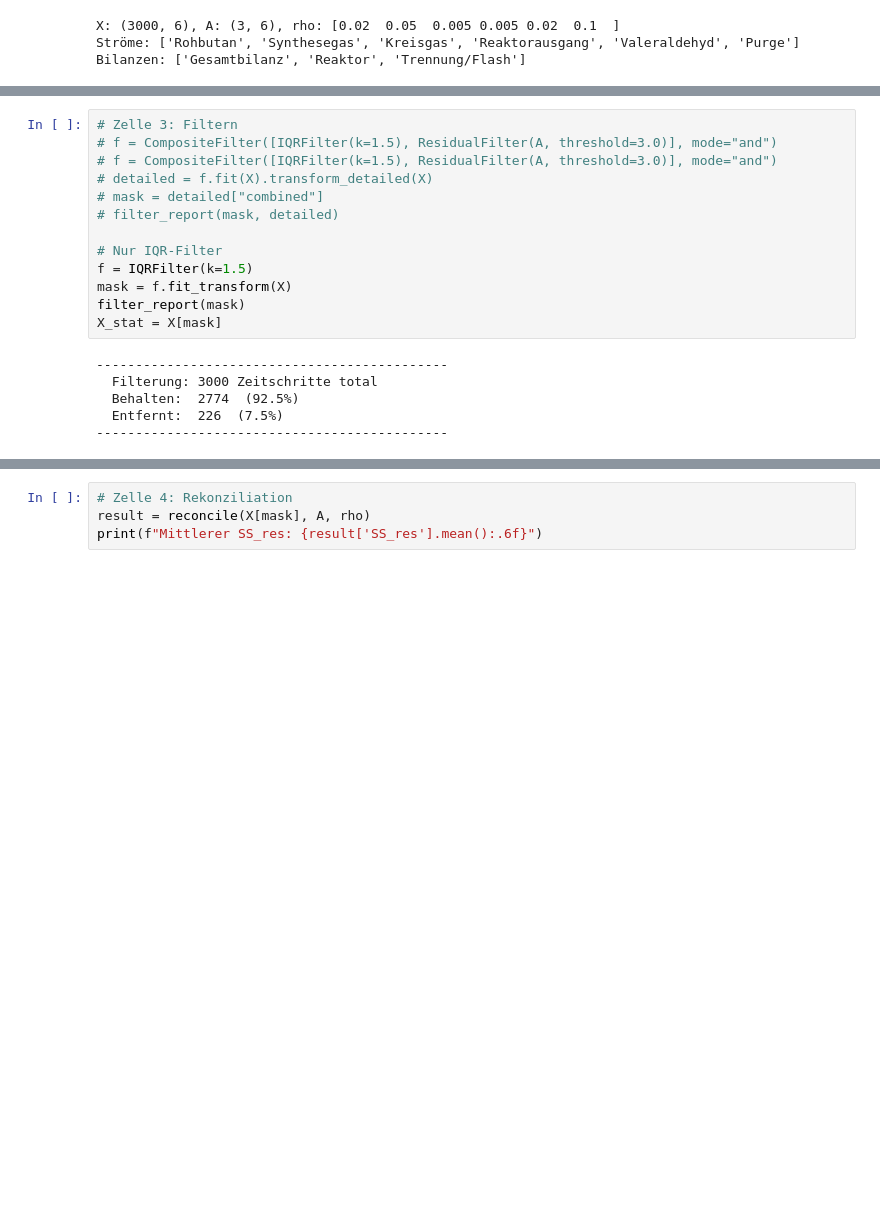
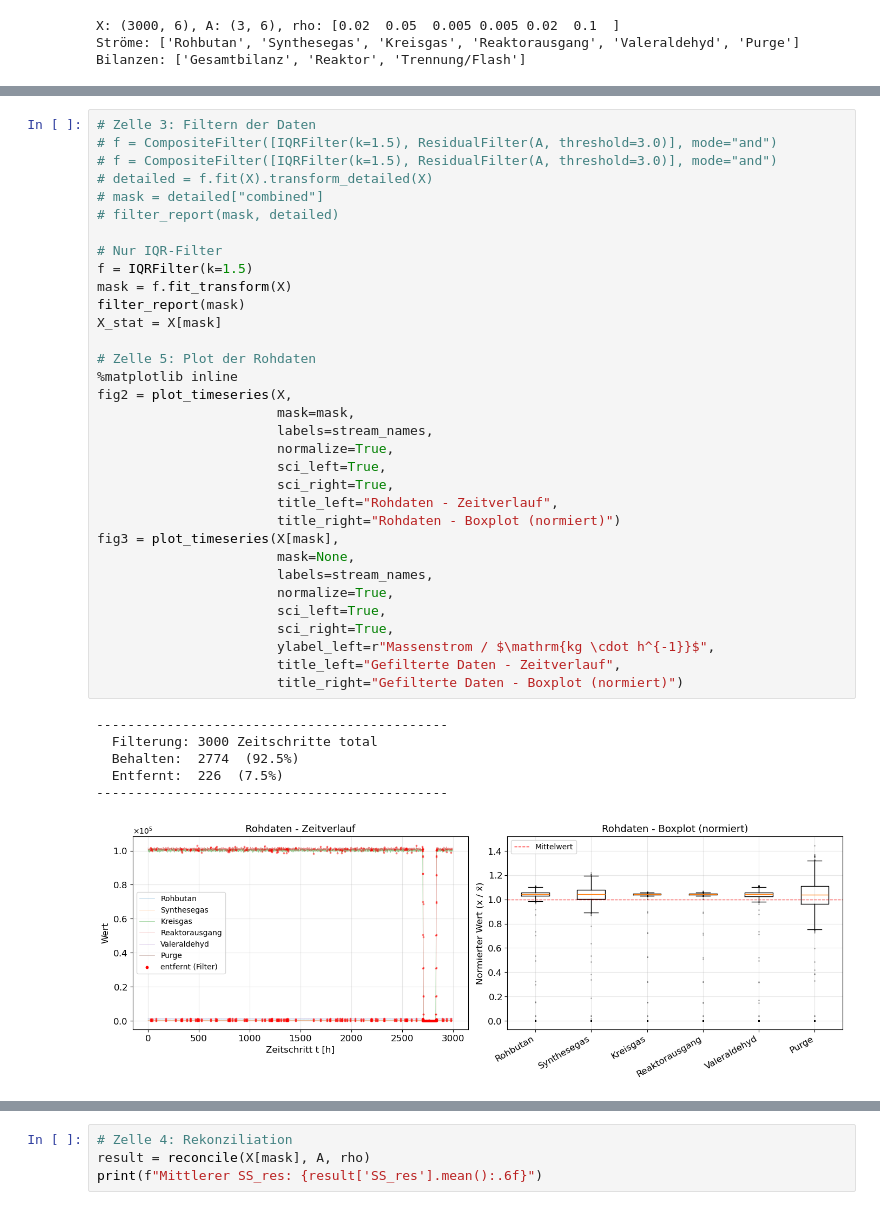
Before and after one commit to PhilippKretzschmar/data-reconciliation, a Jupyter notebook: notebooks/Untitled.ipynb, the cells around one changed output, grey strips where cells are left out. Drawn from its saved outputs; the diff is of its cells as text; blank space fills up the shorter version.

```diff
--- a/notebooks/Untitled.ipynb
+++ b/notebooks/Untitled.ipynb
@@ -55,19 +46,40 @@ fig1 = plot_timeseries(X=all_residuals,
 # %%
-# Zelle 3: Filtern
+# Zelle 3: Filtern der Daten
 # f = CompositeFilter([IQRFilter(k=1.5), ResidualFilter(A, threshold=3.0)], mode="and")
 # f = CompositeFilter([IQRFilter(k=1.5), ResidualFilter(A, threshold=3.0)], mode="and")
 # detailed = f.fit(X).transform_detailed(X)
 # mask = detailed["combined"]
 # filter_report(mask, detailed)
 
 # Nur IQR-Filter
 f = IQRFilter(k=1.5)
 mask = f.fit_transform(X)
 filter_report(mask)
 X_stat = X[mask]
+
+# Zelle 5: Plot der Rohdaten
+%matplotlib inline
+fig2 = plot_timeseries(X,
+                       mask=mask,
+                       labels=stream_names,
+                       normalize=True,
+                       sci_left=True,
+                       sci_right=True,
+                       title_left="Rohdaten - Zeitverlauf",
+                       title_right="Rohdaten - Boxplot (normiert)")
+fig3 = plot_timeseries(X[mask],
+                       mask=None,
+                       labels=stream_names,
+                       normalize=True,
+                       sci_left=True,
+                       sci_right=True,
+                       ylabel_left=r"Massenstrom / $\mathrm{kg \cdot h^{-1}}$",
+                       title_left="Gefilterte Daten - Zeitverlauf",
+                       title_right="Gefilterte Daten - Boxplot (normiert)")
 # %% [output]
 ---------------------------------------------
   Filterung: 3000 Zeitschritte total
   Behalten:  2774  (92.5%)
   Entfernt:  226  (7.5%)
 ---------------------------------------------
+[figure, added]
```
Also changed, not shown: parts of 5 cells of this notebook, 6 other files.
